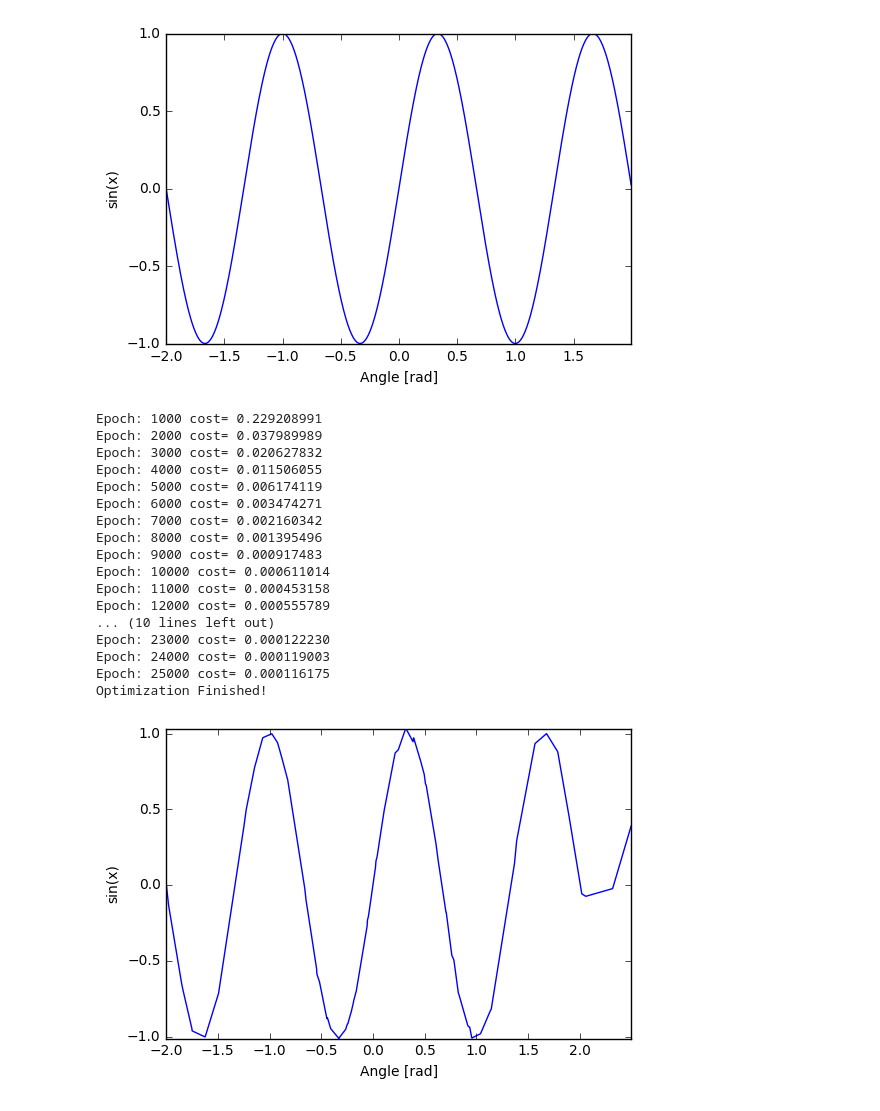
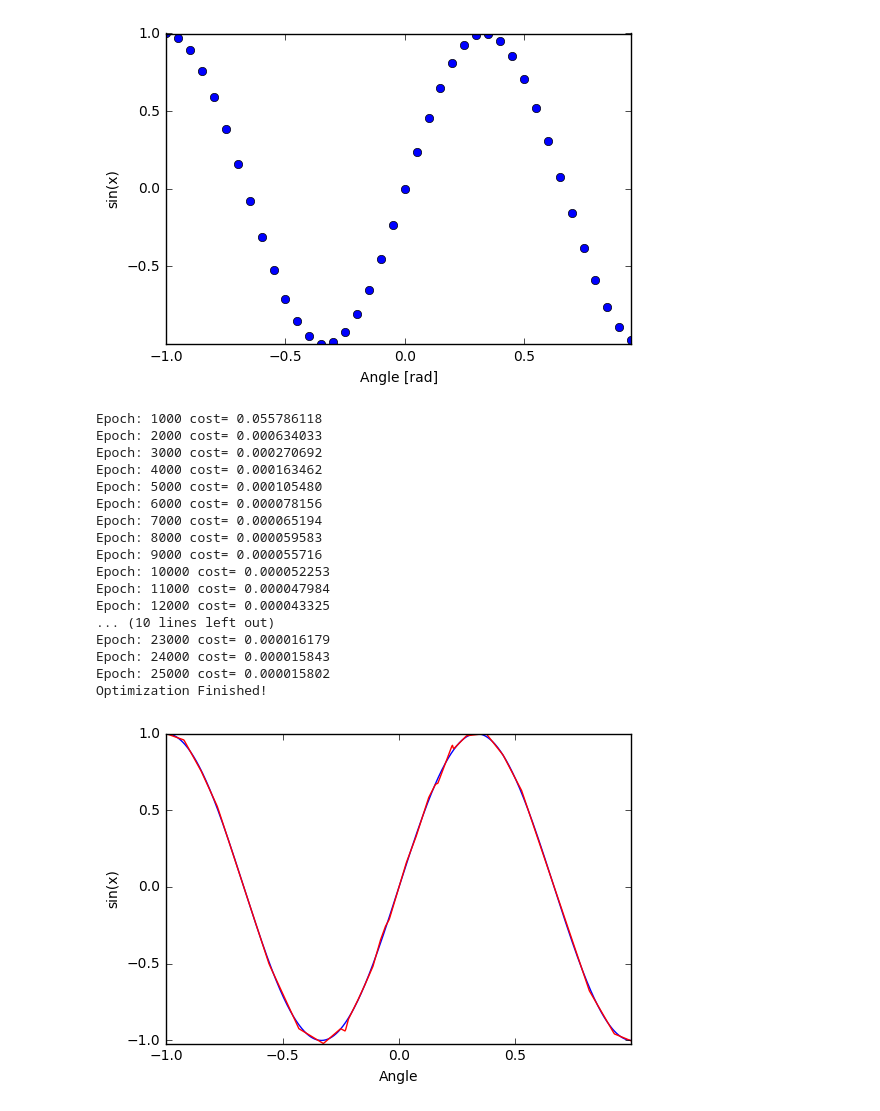
Before and after one commit to adityasan92/deepLearning, a Jupyter notebook: Neural Nets/compute.ipynb, the cells around one changed output. Cells and saved outputs as stored; diff of their text form; code cells hidden in the pictures.

Commit message:
Inception model more details

```diff
--- a/Neural Nets/compute.ipynb
+++ b/Neural Nets/compute.ipynb
@@ -16,13 +16,13 @@ print  np.matrix(x_train).shape
 y_train = np.sin(x_train*1.5 * np.pi)
 # %%
 import matplotlib.pylab as plt
-plt.plot(x_train, y_train)
+plt.plot(x_train, y_train,'o')
 plt.xlabel('Angle [rad]')
 plt.ylabel('sin(x)')
 plt.axis('tight')
 plt.show()
 # %% [output]
-[figure, old version]
+[figure, new version]
 # %%
 #Hyperparamters
 learning_rate = 0.0005
@@ -40,15 +40,3 @@ n_output = 1 # NUmber of outputs
 # tf Graph input
 X = tf.placeholder(tf.float32, [None, 1])
 Y = tf.placeholder(tf.float32,  [None, 1])
-# %%
-# Create model
-def feed_forward(x, weights, biases):
-    # Hidden layer with RELU activation
-    layer_1 = tf.add(tf.matmul(x, weights['h1']), biases['b1'])
-    layer_1 = tf.nn.relu(layer_1)
-    # Hidden layer with RELU activation
-    layer_2 = tf.add(tf.matmul(layer_1, weights['h2']), biases['b2'])
-    layer_2 = tf.nn.relu(layer_2)
-    # Output layer with linear activation
-    out_layer = tf.matmul(layer_2, weights['out']) + biases['out']
-    return out_layer
@@ -77,22 +75,10 @@ optimizer = tf.train.AdamOptimizer(learning_rate=learning_rate).minimize(cost)
 init = tf.initialize_all_variables()
 # %%
-# Launch the graph
 with tf.Session() as sess:
     sess.run(init)
 
     # Training cycle
     for epoch in range(training_epochs):
-        #i = 0
-        #while i < 4:
-            #x = x_train[50*i:50*(i+1)]
-            #x = np.matrix(x_train[250*i:50*(i+1)]).T
-            #y = np.matrix(y_train[50*i:50*(i+1)]).T
-            #sess.run(optimizer, feed_dict={X: x , Y: y })
-            #i = i + 1
-        #for (x, y) in zip(x_train, y_train):
-            #x = np.matrix(x)
-            #y = np.matrix(y)
-            #sess.run(optimizer, feed_dict={X: x , Y: y })
         sess.run(optimizer, feed_dict={X: np.matrix(x_train).transpose() , Y: np.matrix(y_train).transpose() })
         #Display logs per epoch step
         if (epoch+1) % display_step == 0:
@@ -102,31 +88,27 @@ with tf.Session() as sess:
             print "Epoch:", '%04d' % (epoch+1), "cost=", "{:.9f}".format(c)
 
     print "Optimization Finished!"
-    #training_cost = sess.run(cost, feed_dict={X: x_train , Y: y_train })
-    #print "Training cost=", training_cost
-    x_TEST = np.asarray(np.arange(-2.0, 2.5, 0.003), dtype='f')
-    x_temp = np.matrix(x_TEST).transpose()
-    # Final W and b
-    Wopt = sess.run(weights)
-    bopt = sess.run(biases)
-    fopt = feed_forward(np.matrix(x_temp),Wopt,bopt)
-    fopt = sess.run(fopt)
+
+    x_test = np.matrix(np.asarray(np.arange(-1, 1, 0.003), dtype='f')).transpose()
+    f_out = feed_forward(np.matrix(x_test), True)
+    f_out = sess.run(f_out)
+    f_out = np.squeeze(np.asarray(f_out))
     #print fopt
 # %% [output]
-Epoch: 1000 cost= 0.229208991
-Epoch: 2000 cost= 0.037989989
-Epoch: 3000 cost= 0.020627832
-Epoch: 4000 cost= 0.011506055
-Epoch: 5000 cost= 0.006174119
-Epoch: 6000 cost= 0.003474271
-Epoch: 7000 cost= 0.002160342
-Epoch: 8000 cost= 0.001395496
-Epoch: 9000 cost= 0.000917483
-Epoch: 10000 cost= 0.000611014
-Epoch: 11000 cost= 0.000453158
-Epoch: 12000 cost= 0.000555789
+Epoch: 1000 cost= 0.055786118
+Epoch: 2000 cost= 0.000634033
+Epoch: 3000 cost= 0.000270692
+Epoch: 4000 cost= 0.000163462
+Epoch: 5000 cost= 0.000105480
+Epoch: 6000 cost= 0.000078156
+Epoch: 7000 cost= 0.000065194
+Epoch: 8000 cost= 0.000059583
+Epoch: 9000 cost= 0.000055716
+Epoch: 10000 cost= 0.000052253
+Epoch: 11000 cost= 0.000047984
+Epoch: 12000 cost= 0.000043325
 ... (10 lines left out)
-Epoch: 23000 cost= 0.000122230
-Epoch: 24000 cost= 0.000119003
-Epoch: 25000 cost= 0.000116175
+Epoch: 23000 cost= 0.000016179
+Epoch: 24000 cost= 0.000015843
+Epoch: 25000 cost= 0.000015802
 Optimization Finished!
@@ -135,8 +115,10 @@ fopt = np.squeeze(np.asarray(fopt))
 # %%
-plt.plot(x_TEST, fopt)
-plt.xlabel('Angle [rad]')
+y_real = np.sin(x_test*1.5 * np.pi)
+plt.plot(x_test, y_real, 'b')
+plt.plot(x_test, f_out, 'r')
+plt.xlabel('Angle')
 plt.ylabel('sin(x)')
 plt.axis('tight')
 plt.show()
 # %% [output]
-[figure, old version]
+[figure, new version]
```
Also changed, not shown: parts of 9 cells of this notebook, 2 other files.
